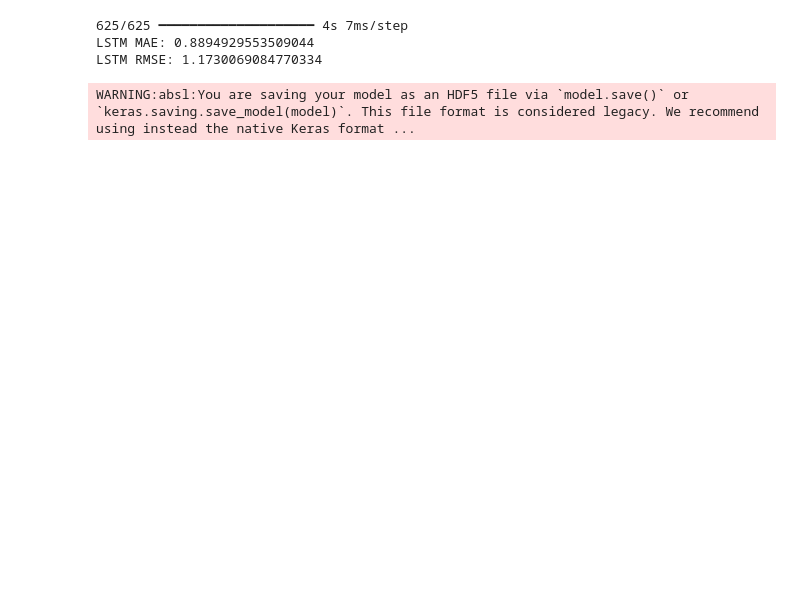
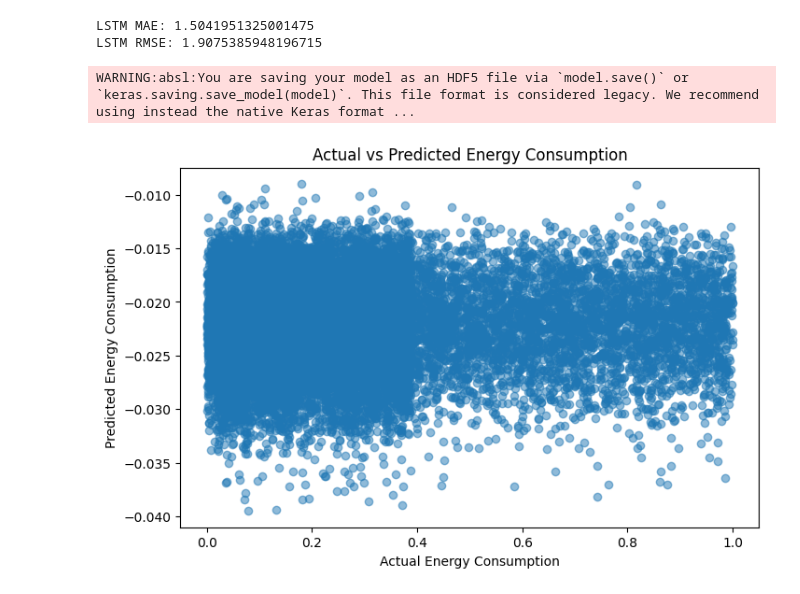
Before and after one commit to JayeshPatil1234/Smart-Energy-Consumption-Analysis-and-Prediction-using-Machine-Learning-with-Device-Level-Insights, a Jupyter notebook: notebooks/lstm_energy_forecasting.ipynb, the cells around one changed output. Cells and saved outputs as stored; diff of their text form; code cells hidden in the pictures; blank space fills up the shorter version.

Commit message:
"Week 6: LSTM evaluation, visualization, model comparison"

```diff
--- a/notebooks/lstm_energy_forecasting.ipynb
+++ b/notebooks/lstm_energy_forecasting.ipynb
@@ -15,7 +15,7 @@ from tensorflow.keras.optimizers import Adam
 # %%
 import pandas as pd
 
-df = pd.read_csv("data/raw/smart_home_energy_consumption_large.csv")
+df = pd.read_csv("smart_home_energy_consumption_large.csv")
 df["Date"] = pd.to_datetime(df["Date"])
 df = df.sort_values("Date")
 
@@ -97,5 +98,4 @@ Epoch 11/30
 # %%
-y_pred_scaled = model.predict(X_test)
 
 y_test_actual = scaler.inverse_transform(y_test.reshape(-1, 1))
 y_pred_actual = scaler.inverse_transform(y_pred_scaled)
@@ -106,10 +106,20 @@ rmse = np.sqrt(mean_squared_error(y_test_actual, y_pred_actual))
 print("LSTM MAE:", mae)
 print("LSTM RMSE:", rmse)
 # %% [output]
-625/625 ━━━━━━━━━━━━━━━━━━━━ 4s 7ms/step
-LSTM MAE: 0.8894929553509044
-LSTM RMSE: 1.1730069084770334
+LSTM MAE: 1.5041951325001475
+LSTM RMSE: 1.9075385948196715
 # %%
 model.save("lstm_energy_model.h5")
 # %% [output]
 WARNING:absl:You are saving your model as an HDF5 file via `model.save()` or `keras.saving.save_model(model)`. This file format is considered legacy. We recommend using instead the native Keras format ...
+# %%
+import matplotlib.pyplot as plt
+
+plt.figure(figsize=(8,5))
+plt.scatter(y_test, y_pred_scaled, alpha=0.5)
+plt.xlabel("Actual Energy Consumption")
+plt.ylabel("Predicted Energy Consumption")
+plt.title("Actual vs Predicted Energy Consumption")
+plt.show()
+# %% [output]
+[figure, added]
```
Also changed, not shown: parts of 6 cells of this notebook.
